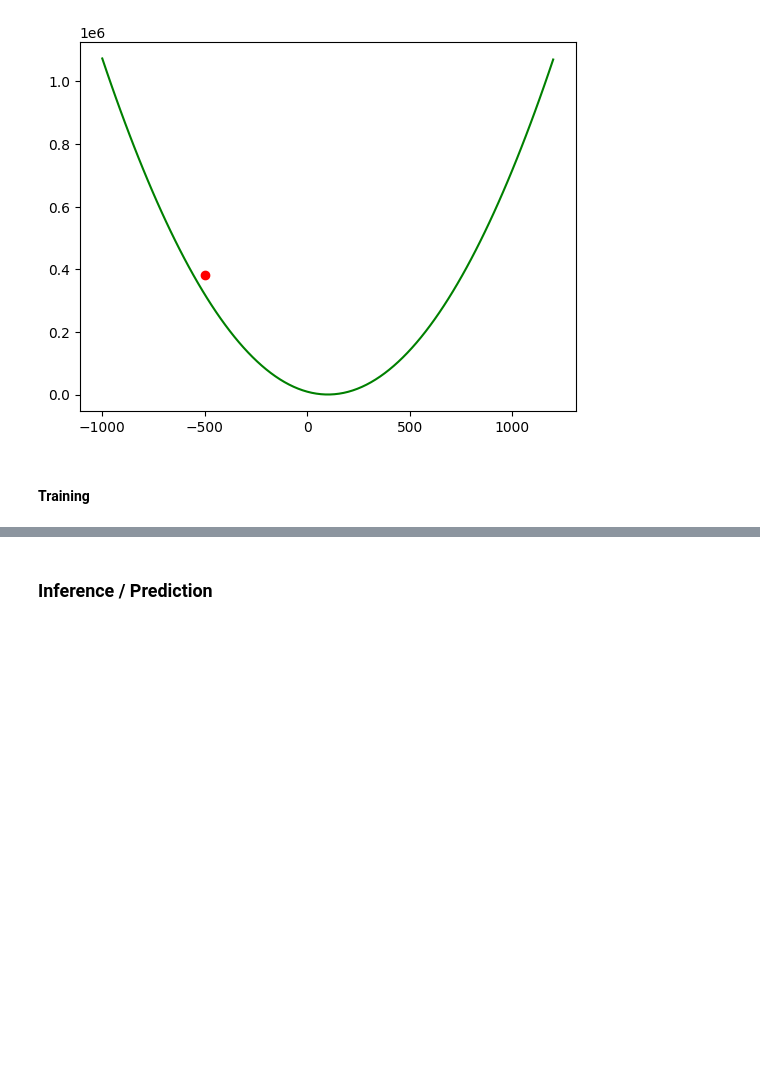
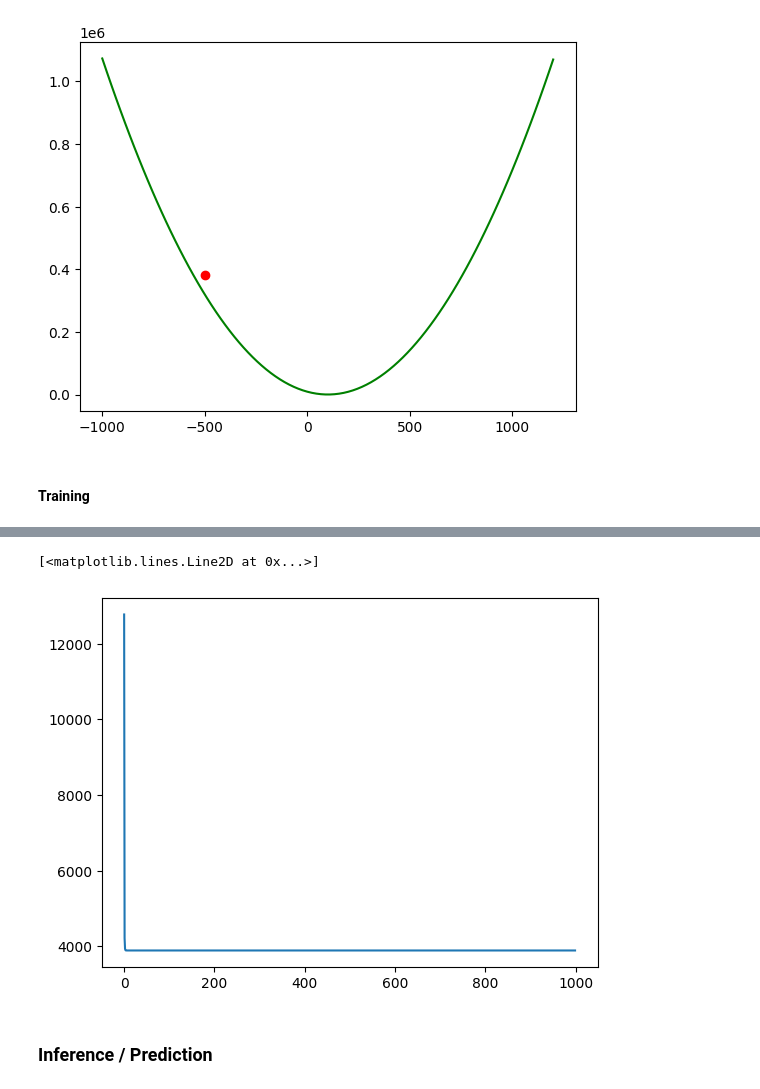
Before and after one commit to ghif/IF6080, a Jupyter notebook: 2-supervisedlearning/2-gradient-descent.ipynb, the cells around one changed output, grey strips where cells are left out. Saved outputs shown, nothing was run; the diff lists cells and outputs as text; code cells hidden in the pictures; blank space fills up the shorter version.

```diff
--- a/2-supervisedlearning/2-gradient-descent.ipynb
+++ b/2-supervisedlearning/2-gradient-descent.ipynb
@@ -84,8 +84,8 @@ grad: [-1235.004   -1259.70408]
 #### Training
 # %%
 # Run (stochastic) gradient descent
-alpha = 1e-3 # step size / learning rate
-epochs = 20
+alpha = 1e-2 # step size / learning rate
+epochs = 1000
 
 plt.plot(ws, losses, color="green")
 
@@ -137,3 +137,8 @@ Epoch-100: loss: 3891.513, elapsed time:  0.0136 secs
 [figure]
+# %%
+plt.plot(np.arange(epochs), losses)
+# %% [output]
+[<matplotlib.lines.Line2D at 0x...>]
+[figure, added]
 # %% [markdown]
 ### Inference / Prediction
```
Also changed, not shown: parts of 4 cells of this notebook, 4 other files.
